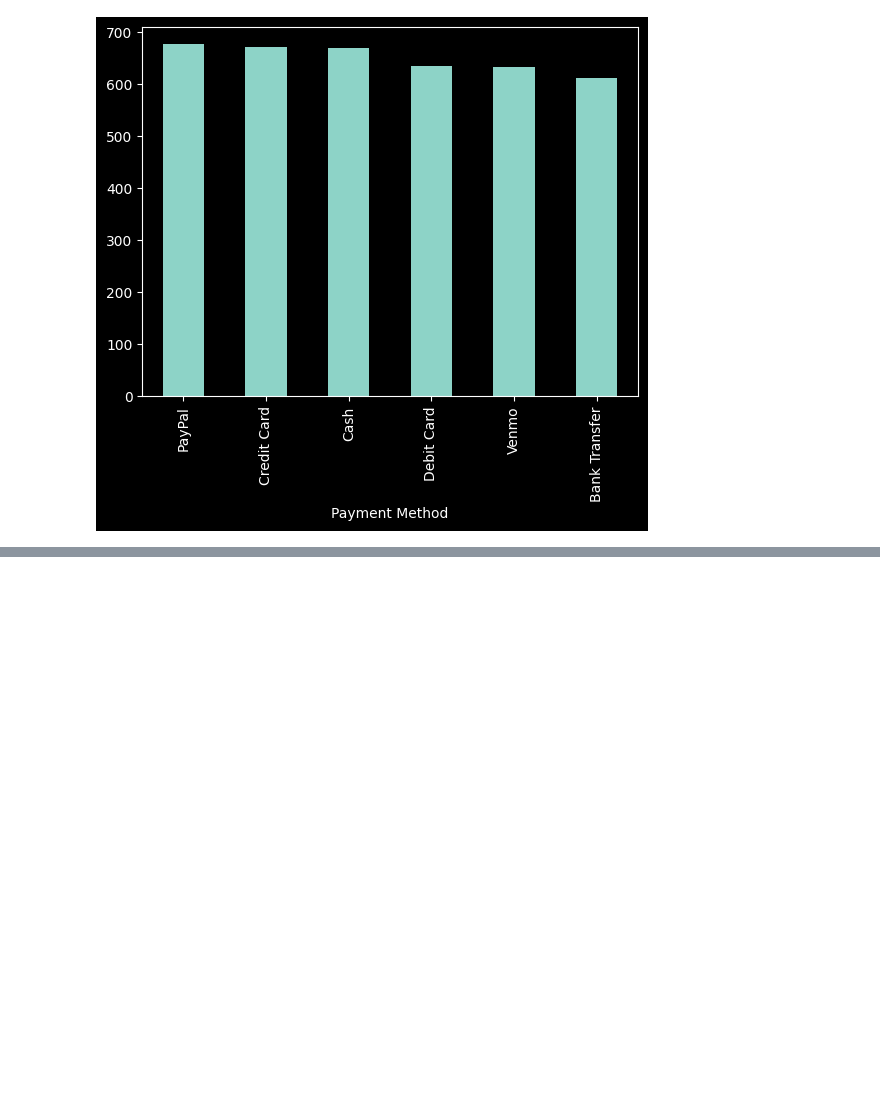
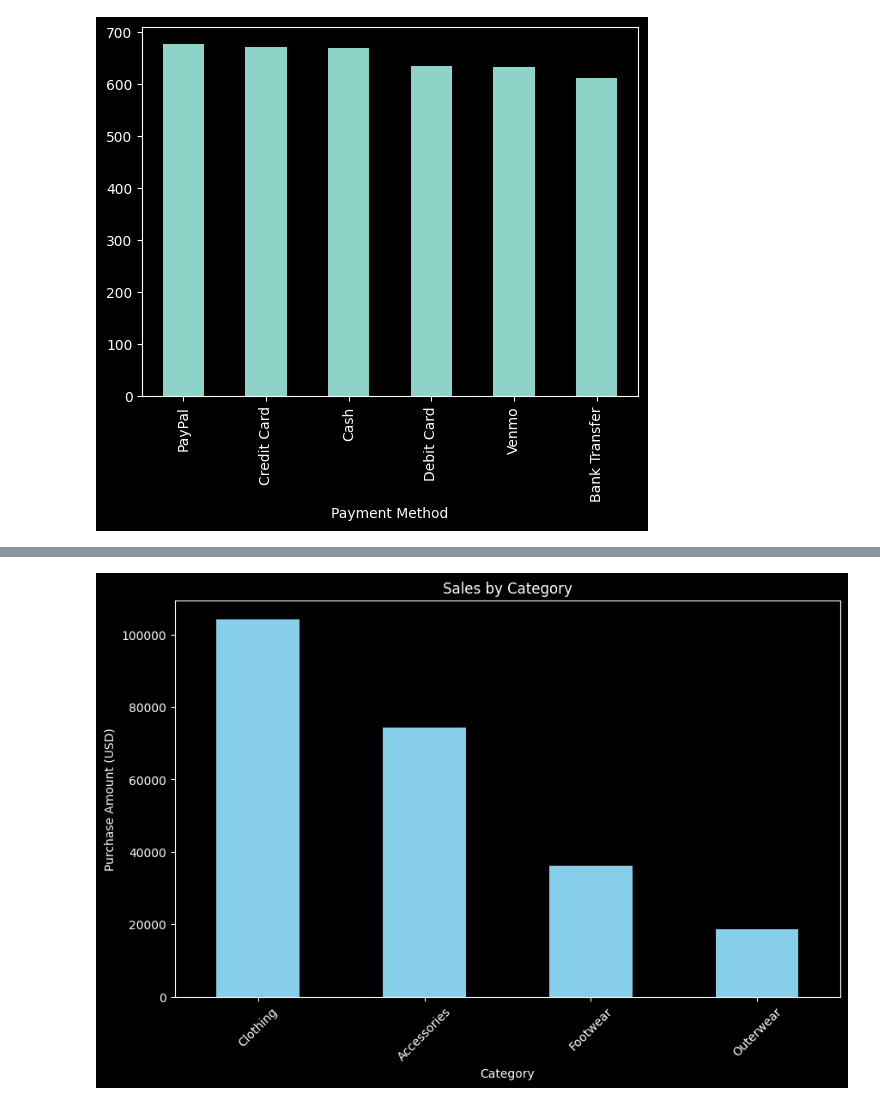
Before and after one commit to M-u-r-a-r-i/Shopping-Trends-EDA, a Jupyter notebook: EDA.ipynb, the cells around one changed output, grey strips where cells are left out. Saved outputs shown, nothing was run; the diff lists cells and outputs as text; code cells hidden in the pictures; blank space fills up the shorter version.

```diff
--- a/EDA.ipynb
+++ b/EDA.ipynb
@@ -168,0 +179,12 @@ data["Payment Method"].value_counts().sort_values(ascending = False).plot(kind =
+# %%
+category_sales = data.groupby("Category")["Purchase Amount (USD)"].sum().sort_values(ascending=False)
+
+plt.figure(figsize=(10,6))
+category_sales.plot(kind="bar", color="skyblue")
+plt.title("Sales by Category")
+plt.xlabel("Category")
+plt.ylabel("Purchase Amount (USD)")
+plt.xticks(rotation=45)
+plt.show()
+# %% [output]
+[figure, added]
```
Also changed, not shown: parts of 2 cells of this notebook.
